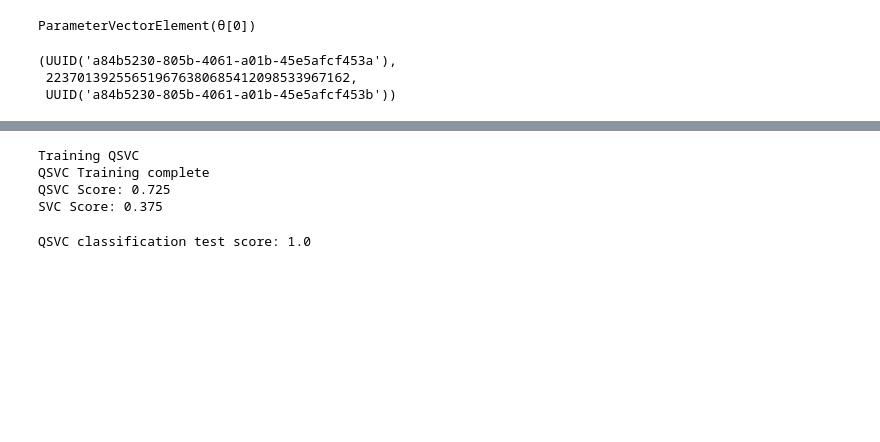
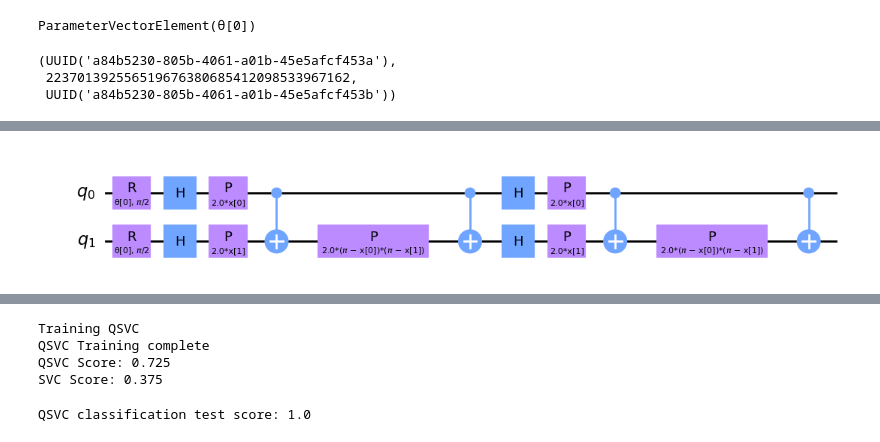
Before and after one commit to tenseisoham/QuantumML, a Jupyter notebook: Original-Code/Ad-Hoc-Data-QKT.ipynb, the cells around one changed output, grey strips where cells are left out. Drawn from its saved outputs; the diff is of its cells as text; code cells hidden in the pictures; blank space fills up the shorter version.

```diff
--- a/Original-Code/Ad-Hoc-Data-QKT.ipynb
+++ b/Original-Code/Ad-Hoc-Data-QKT.ipynb
@@ -92,0 +96,9 @@ root_uuid, root_uuid_int, UUID(int=root_uuid_int + 0)
+# %%
+
+
+# Compose the custom rotational layer with the ZZFeatureMap to create the feature map
+fm = fm0.compose(fm1)
+
+fm.decompose().draw(output="mpl", style="clifford", fold=20)
+# %% [output]
+[figure, added]
```
Also changed, not shown: parts of 4 cells of this notebook, 3 other files.
